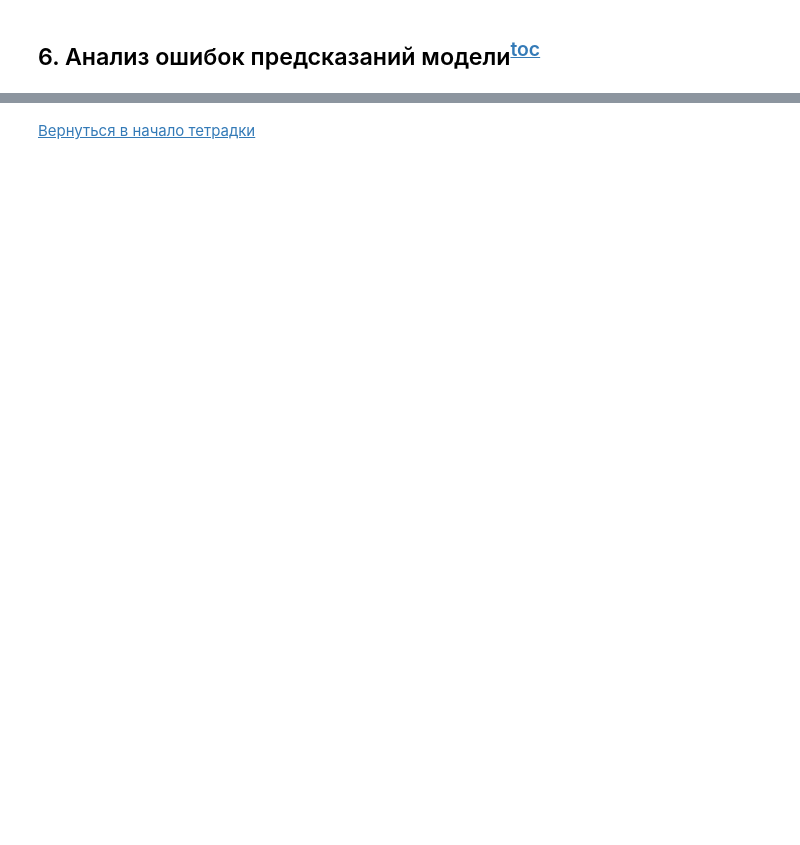
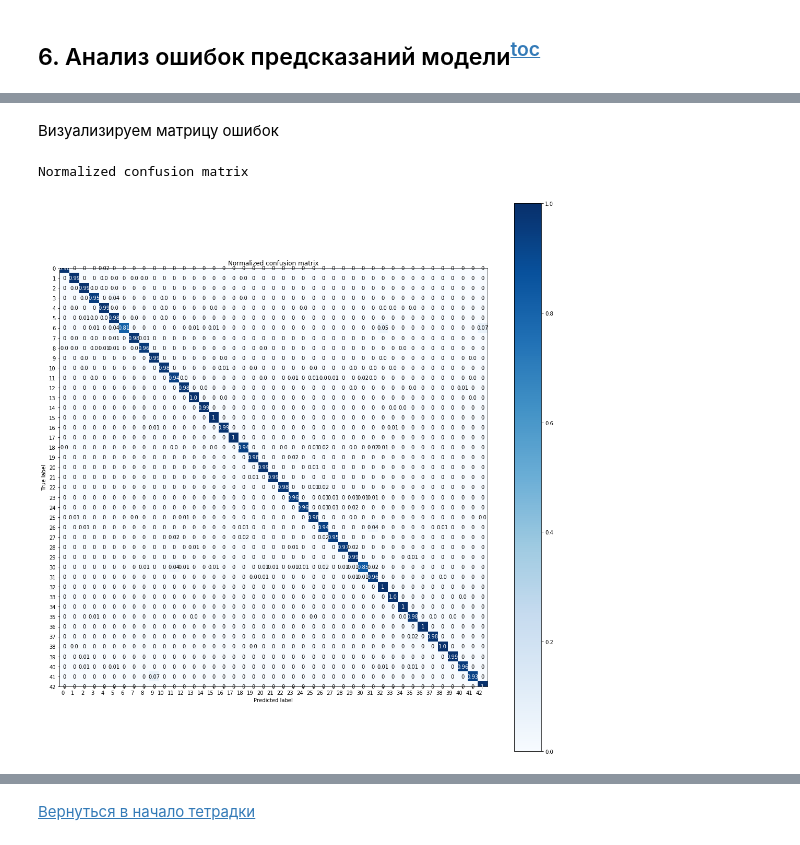
Before and after one commit to m9ta/keras-micronnet, a Jupyter notebook: MicronNet.ipynb, the cells around one changed output, grey strips where cells are left out. Cells and saved outputs as stored; diff of their text form; code cells hidden in the pictures; blank space fills up the shorter version.

```diff
--- a/MicronNet.ipynb
+++ b/MicronNet.ipynb
@@ -680,0 +650,4 @@ print('Точность работы классификатора на тест
+# %%
+test_df = test_df.reset_index()
+pred_labels = np.argmax(preds, axis=-1)
+pred_labels.shape, test_labels.shape
@@ -680,0 +678,56 @@ print('Точность работы классификатора на тест
+# %% [markdown]
+Визуализируем матрицу ошибок
+# %%
+def plot_confusion_matrix(y_true, y_pred, classes,
+                          normalize=False,
+                          title=None,
+                          cmap=plt.cm.Blues):
+
+    if not title:
+        if normalize:
+            title = 'Normalized confusion matrix'
+        else:
+            title = 'Confusion matrix, without normalization'
+
+    cm = confusion_matrix(y_true, y_pred)
+    if normalize:
+        cm = cm.astype('float') / cm.sum(axis=1)[:, np.newaxis]
+        print("Normalized confusion matrix")
+    else:
+        print('Confusion matrix, without normalization')
+
+    fig, ax = plt.subplots(figsize=(15,15))
+    im = ax.imshow(cm, interpolation='nearest', cmap=cmap)
+    ax.figure.colorbar(im, ax=ax)
+    ax.set(xticks=np.arange(cm.shape[1]),
+           yticks=np.arange(cm.shape[0]),
+           xticklabels=classes, yticklabels=classes,
+           title=title,
+           ylabel='True label',
+           xlabel='Predicted label')
+    plt.setp(ax.get_xticklabels(), rotation=0, ha="right",
+             rotation_mode="anchor")
+
+    thresh = cm.max() / 2.
+    for i in range(cm.shape[0]):
+        for j in range(cm.shape[1]):
+            value = cm[i, j]
+            if value == 0 or value == 1:
+                value = int(value)
+            ax.text(j, i, round(value, 2),
+                    ha="center", va="center",
+                    color="white" if cm[i, j] > thresh else "black")
+    fig.tight_layout()
+    return ax
+
+
+np.set_printoptions(precision=2)
+
+class_names=range(43)
+plot_confusion_matrix(test_labels, pred_labels, classes=class_names, normalize=True,
+                      title='Normalized confusion matrix')
+
+plt.show()
+# %% [output]
+Normalized confusion matrix
+[figure, added]
```
Also changed, not shown: parts of 35 cells of this notebook.
